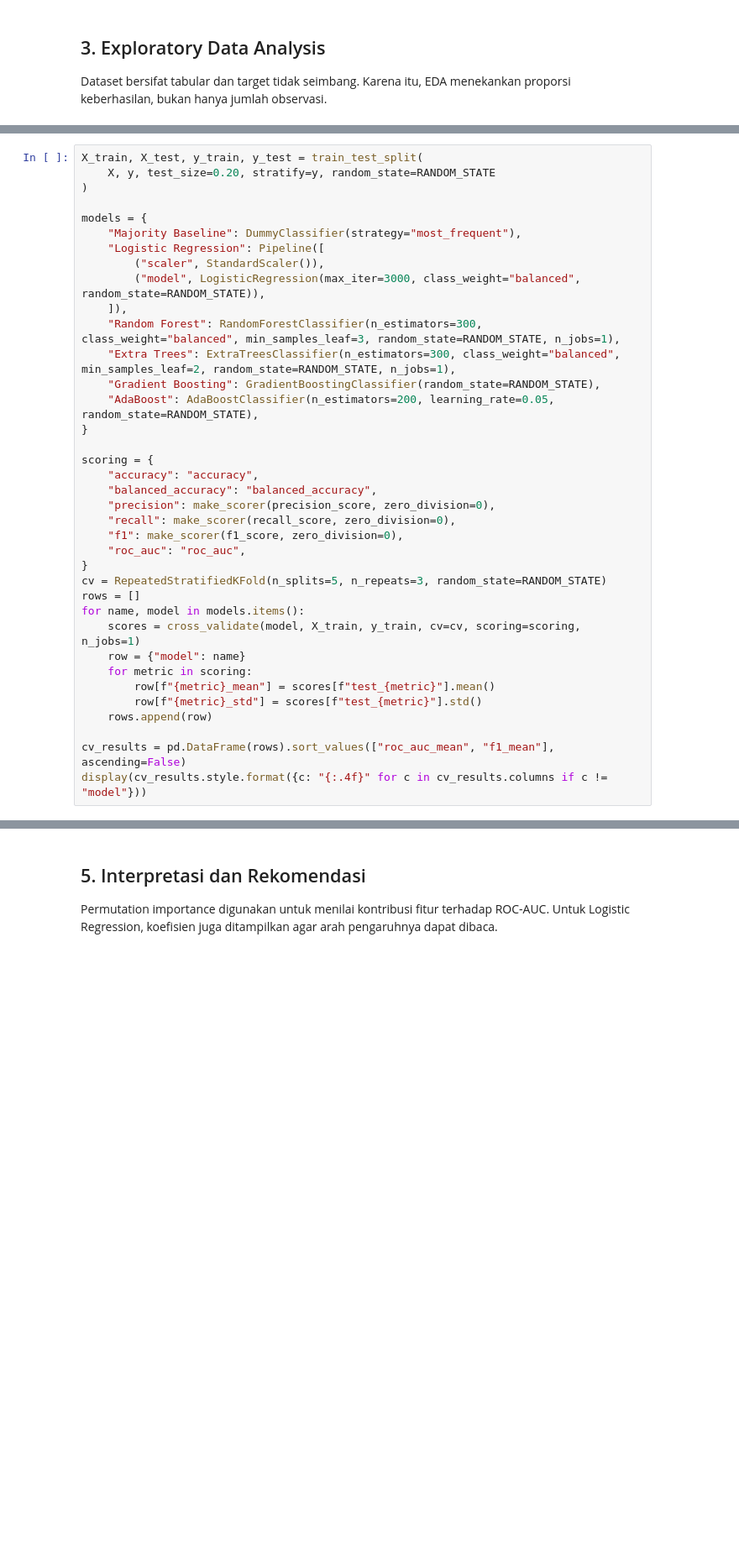
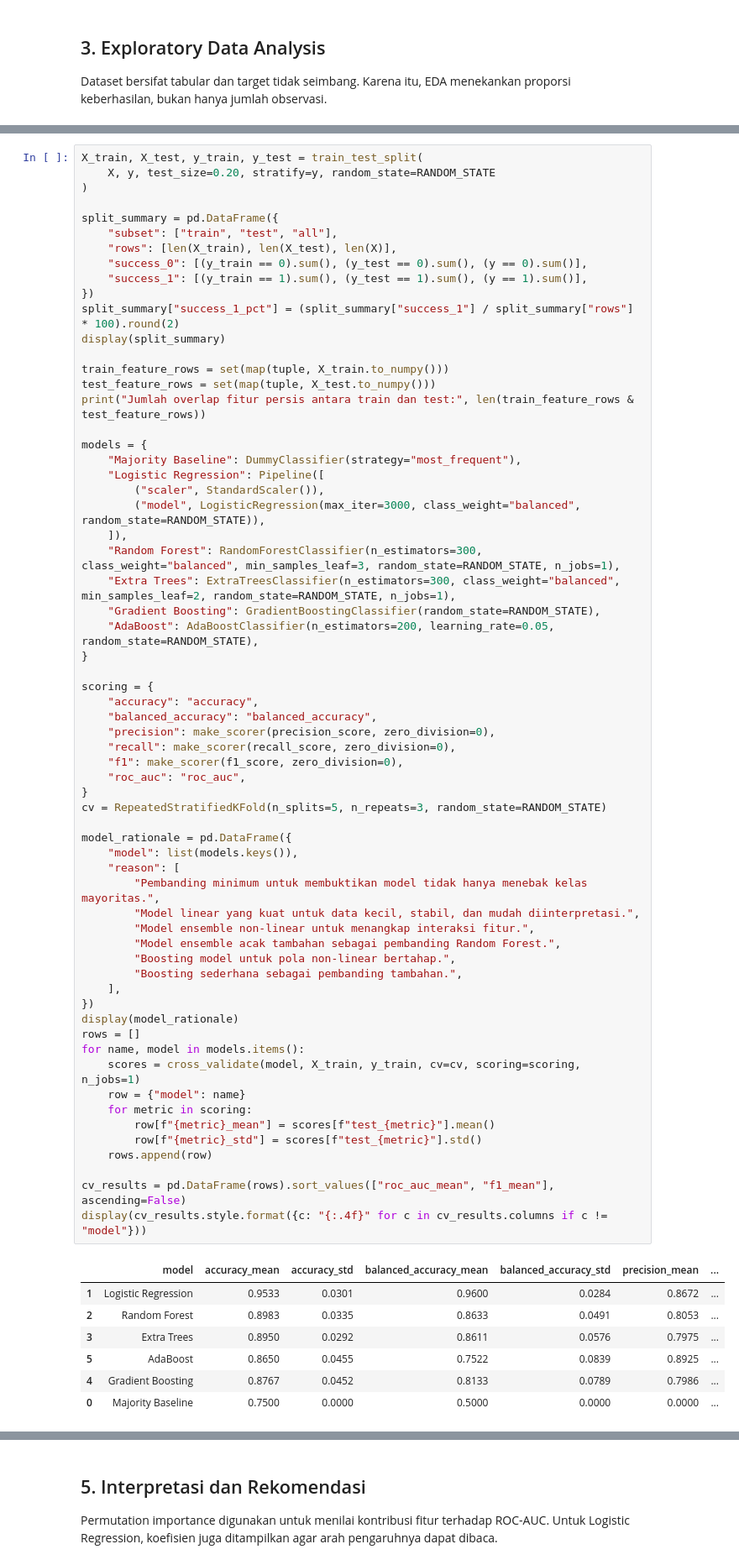
Before and after one commit to evan-william/umkm-success-prediction, a Jupyter notebook: notebooks/dsc_umkm_success_kaggle.ipynb, the cells around one changed output, grey strips where cells are left out. Shown at 84% size. Saved outputs shown, nothing was run; the diff lists cells and outputs as text; blank space fills up the shorter version.

```diff
--- a/notebooks/dsc_umkm_success_kaggle.ipynb
+++ b/notebooks/dsc_umkm_success_kaggle.ipynb
@@ -174,39 +237,73 @@ Karena kelas berhasil hanya sekitar seperempat data, evaluasi menggunakan metrik
 X_train, X_test, y_train, y_test = train_test_split(
     X, y, test_size=0.20, stratify=y, random_state=RANDOM_STATE
 )
+
+split_summary = pd.DataFrame({
+    "subset": ["train", "test", "all"],
+    "rows": [len(X_train), len(X_test), len(X)],
+    "success_0": [(y_train == 0).sum(), (y_test == 0).sum(), (y == 0).sum()],
+    "success_1": [(y_train == 1).sum(), (y_test == 1).sum(), (y == 1).sum()],
+})
+split_summary["success_1_pct"] = (split_summary["success_1"] / split_summary["rows"] * 100).round(2)
+display(split_summary)
+
+train_feature_rows = set(map(tuple, X_train.to_numpy()))
+test_feature_rows = set(map(tuple, X_test.to_numpy()))
+print("Jumlah overlap fitur persis antara train dan test:", len(train_feature_rows & test_feature_rows))
 
 models = {
     "Majority Baseline": DummyClassifier(strategy="most_frequent"),
     "Logistic Regression": Pipeline([
         ("scaler", StandardScaler()),
         ("model", LogisticRegression(max_iter=3000, class_weight="balanced", random_state=RANDOM_STATE)),
     ]),
     "Random Forest": RandomForestClassifier(n_estimators=300, class_weight="balanced", min_samples_leaf=3, random_state=RANDOM_STATE, n_jobs=1),
     "Extra Trees": ExtraTreesClassifier(n_estimators=300, class_weight="balanced", min_samples_leaf=2, random_state=RANDOM_STATE, n_jobs=1),
     "Gradient Boosting": GradientBoostingClassifier(random_state=RANDOM_STATE),
     "AdaBoost": AdaBoostClassifier(n_estimators=200, learning_rate=0.05, random_state=RANDOM_STATE),
 }
 
 scoring = {
     "accuracy": "accuracy",
     "balanced_accuracy": "balanced_accuracy",
     "precision": make_scorer(precision_score, zero_division=0),
     "recall": make_scorer(recall_score, zero_division=0),
     "f1": make_scorer(f1_score, zero_division=0),
     "roc_auc": "roc_auc",
 }
 cv = RepeatedStratifiedKFold(n_splits=5, n_repeats=3, random_state=RANDOM_STATE)
+
+model_rationale = pd.DataFrame({
+    "model": list(models.keys()),
+    "reason": [
+        "Pembanding minimum untuk membuktikan model tidak hanya menebak kelas mayoritas.",
+        "Model linear yang kuat untuk data kecil, stabil, dan mudah diinterpretasi.",
+        "Model ensemble non-linear untuk menangkap interaksi fitur.",
+        "Model ensemble acak tambahan sebagai pembanding Random Forest.",
+        "Boosting model untuk pola non-linear bertahap.",
+        "Boosting sederhana sebagai pembanding tambahan.",
+    ],
+})
+display(model_rationale)
 rows = []
 for name, model in models.items():
     scores = cross_validate(model, X_train, y_train, cv=cv, scoring=scoring, n_jobs=1)
     row = {"model": name}
     for metric in scoring:
         row[f"{metric}_mean"] = scores[f"test_{metric}"].mean()
         row[f"{metric}_std"] = scores[f"test_{metric}"].std()
     rows.append(row)
 
 cv_results = pd.DataFrame(rows).sort_values(["roc_auc_mean", "f1_mean"], ascending=False)
 display(cv_results.style.format({c: "{:.4f}" for c in cv_results.columns if c != "model"}))
+# %% [output]
+|  | model | accuracy_mean | accuracy_std | balanced_accuracy_mean | balanced_accuracy_std | precision_mean | ... |
+| 1 | Logistic Regression | 0.9533 | 0.0301 | 0.9600 | 0.0284 | 0.8672 | ... |
+| 2 | Random Forest | 0.8983 | 0.0335 | 0.8633 | 0.0491 | 0.8053 | ... |
+| 3 | Extra Trees | 0.8950 | 0.0292 | 0.8611 | 0.0576 | 0.7975 | ... |
+| 5 | AdaBoost | 0.8650 | 0.0455 | 0.7522 | 0.0839 | 0.8925 | ... |
+| 4 | Gradient Boosting | 0.8767 | 0.0452 | 0.8133 | 0.0789 | 0.7986 | ... |
+| 0 | Majority Baseline | 0.7500 | 0.0000 | 0.5000 | 0.0000 | 0.0000 | ... |
 # %%
 search_spaces = {
     "Logistic Regression": (
```
Also changed, not shown: parts of 11 cells of this notebook, 6 other files.
